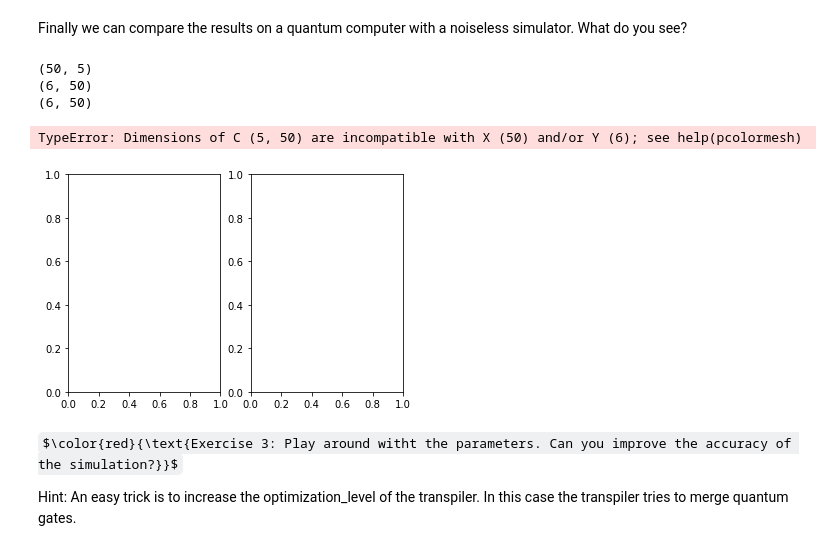
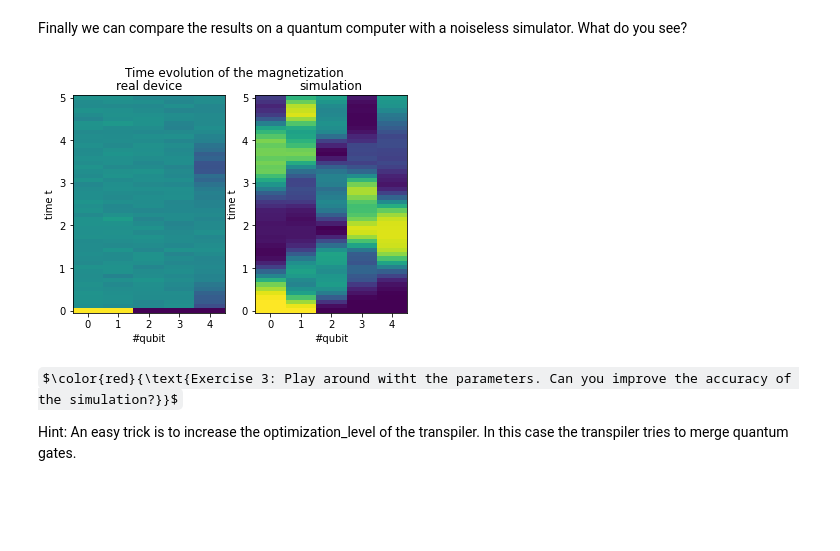
Before and after one commit to mgbukov/quant_MSc-school_notebooks, a Jupyter notebook: .solutions/quantum_challenge_solutions/Exercise6/Exercise6asolutions.ipynb, the cells around one changed output. Cells and saved outputs as stored; diff of their text form; code cells hidden in the pictures; some formulas as TeX source; blank space fills up the shorter version.

Commit message:
solutions updated and plotting big fixed

```diff
--- a/.solutions/quantum_challenge_solutions/Exercise6/Exercise6asolutions.ipynb
+++ b/.solutions/quantum_challenge_solutions/Exercise6/Exercise6asolutions.ipynb
@@ -461,28 +486,21 @@ sim_result[1:,:]=counts_to_magnetization_pattern(n_qubits,resultsim,shots=shots)
 Finally we can compare the results on a quantum computer with a noiseless simulator. What do you see?
 # %%
 time=np.linspace(0,dt*(steps),steps)
-n=np.arange(n_qubits+1)
+n=np.arange(n_qubits)
 tt,nn=np.meshgrid(time,n)
 fig,ax=plt.subplots(1,2)
-print(real_result.shape)
-print(nn.shape)
-print(tt.shape)
 ax[0].pcolormesh(nn,tt,real_result.T)
 ax[1].pcolormesh(nn,tt,sim_result.T)
 ax[0].set_xlabel('#qubit')
 ax[1].set_xlabel('#qubit')
 ax[0].set_ylabel('time t')
 ax[1].set_ylabel('time t')
 ax[0].set_title("real device")
 ax[1].set_title("simulation")
 fig.suptitle("Time evolution of the magnetization")
 plt.show()
 # %% [output]
-(50, 5)
-(6, 50)
-(6, 50)
-TypeError: Dimensions of C (5, 50) are incompatible with X (50) and/or Y (6); see help(pcolormesh)
-[figure, old version]
+[figure, new version]
 # %% [markdown]
 $\color{red}{\text{Exercise 3: Play around witht the parameters. Can you improve the accuracy of the simulation?}}$
 
```
Also changed, not shown: parts of 8 cells of this notebook.
